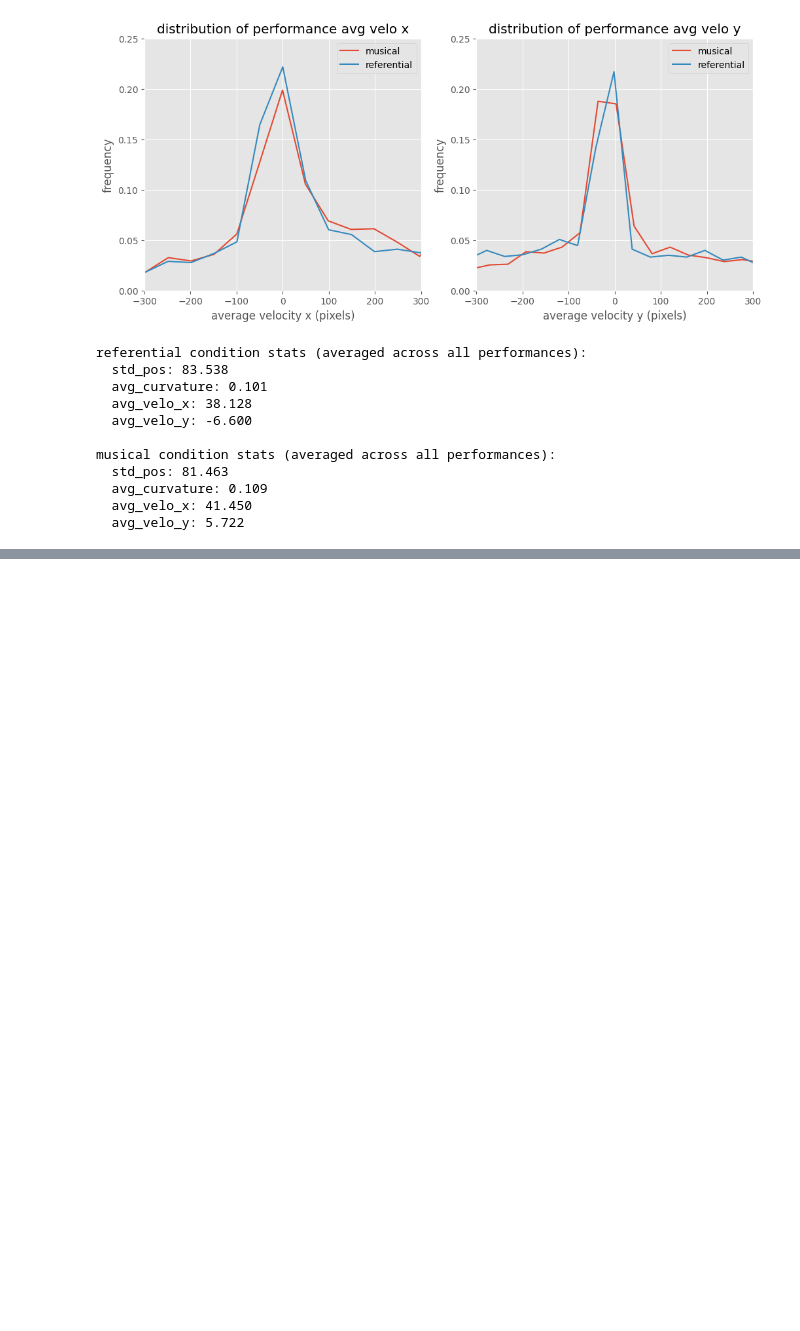
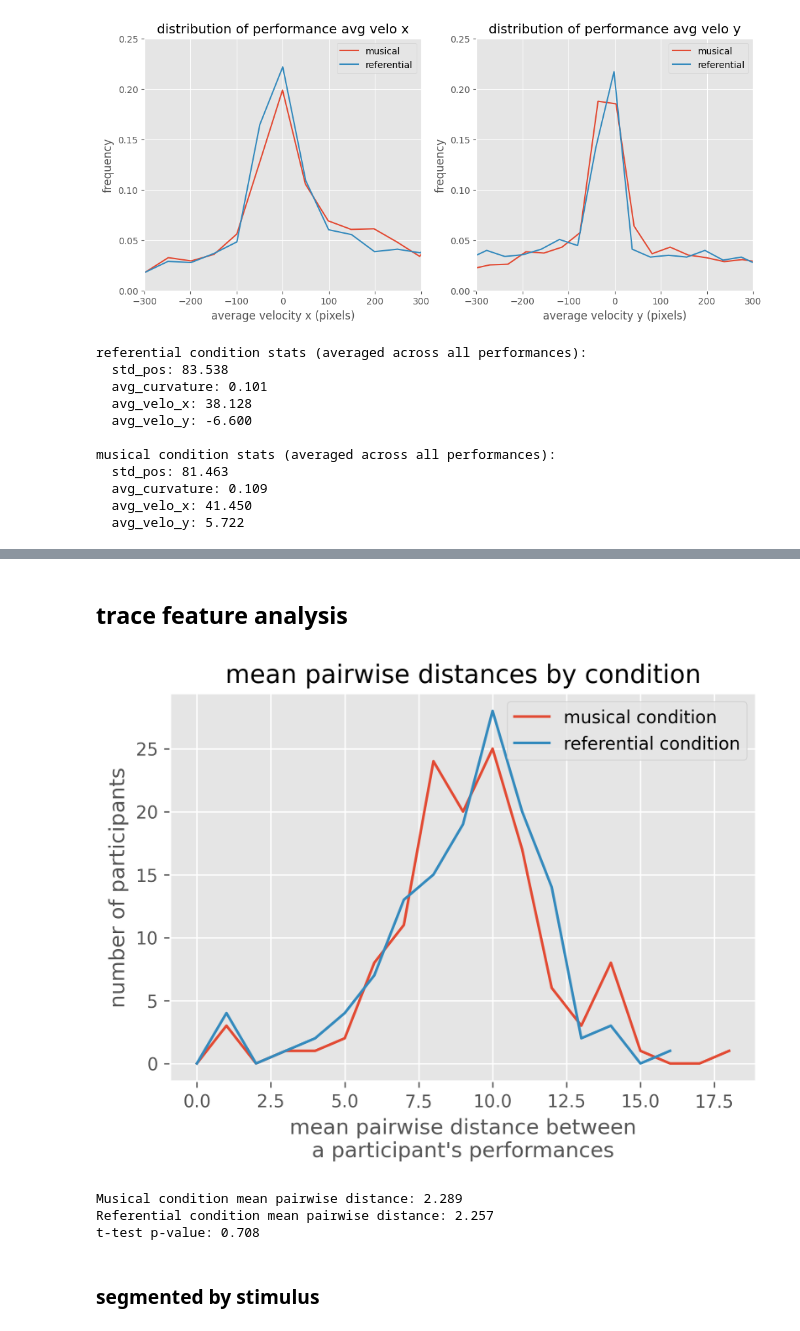
Before and after one commit to matthewcaren/image-scoring, a Jupyter notebook: analysis/viz-audio.ipynb, the cells around one changed output, grey strips where cells are left out. Drawn from its saved outputs; the diff is of its cells as text; code cells hidden in the pictures; blank space fills up the shorter version.

Commit message:
lots of data analysis!

```diff
--- a/analysis/viz-audio.ipynb
+++ b/analysis/viz-audio.ipynb
@@ -433,0 +428,2 @@ plt.hist(avg_velo_y_nulls, bins=10, density=True)
+# %% [markdown]
+## trace feature analysis
@@ -433,0 +516,53 @@ plt.hist(avg_velo_y_nulls, bins=10, density=True)
+# %%
+# for each participant, calculate mean pairwise distance between performances
+mean_pairwise_distances_by_participant = {}
+for participant_id, features_list in performances_by_participant.items():
+    n = len(features_list)
+    if n < 2:
+        continue
+    pairwise_distances = []
+    for i in range(n):
+        for j in range(i + 1, n):
+            feat_i = np.array(list(features_list[i].values()))
+            feat_j = np.array(list(features_list[j].values()))
+            distance = np.linalg.norm(feat_i - feat_j)
+            pairwise_distances.append(distance)
+    mean_distance = np.mean(pairwise_distances)
+    mean_pairwise_distances_by_participant[participant_id] = {
+        'distance': mean_distance,
+        'condition': participant_conditions[participant_id],
+        'stimulus': participant_stimuli[participant_id]
+    }
+# %%
+# visualize distribution of mean pairwise distances by condition
+musical_distances = [v['distance'] for k, v in mean_pairwise_distances_by_participant.items() if v['condition'] == 'musical']
+referential_distances = [v['distance'] for k, v in mean_pairwise_distances_by_participant.items() if v['condition'] == 'referential']
+
+bins = np.linspace(0, 5, 20)
+musical_distances_binned = np.bincount(np.digitize(musical_distances, bins=bins))
+referential_distances_binned = np.bincount(np.digitize(referential_distances, bins=bins))
+
+plt.figure(figsize=(6,4), dpi=300)
+plt.plot(musical_distances_binned, label='musical condition')
+plt.plot(referential_distances_binned, label='referential condition')
+plt.xlabel('mean pairwise distance between\na participant\'s performances')
+plt.ylabel('number of participants')
+plt.title('mean pairwise distances by condition')
+plt.legend()
+plt.show()
+# %% [output]
+[figure, added]
+# %%
+# find the means of the distributions and p-value using t-test
+musical_mean_distance = np.mean(musical_distances)
+referential_mean_distance = np.mean(referential_distances)
+t_stat, p_value = stats.ttest_ind(musical_distances, referential_distances, equal_var=False)
+print(f'Musical condition mean pairwise distance: {musical_mean_distance:.3f}')
+print(f'Referential condition mean pairwise distance: {referential_mean_distance:.3f}')
+print(f't-test p-value: {p_value:.3f}')
+# %% [output]
+Musical condition mean pairwise distance: 2.289
+Referential condition mean pairwise distance: 2.257
+t-test p-value: 0.708
+# %% [markdown]
+### segmented by stimulus
```
Also changed, not shown: parts of 38 cells of this notebook, 2 other files.
